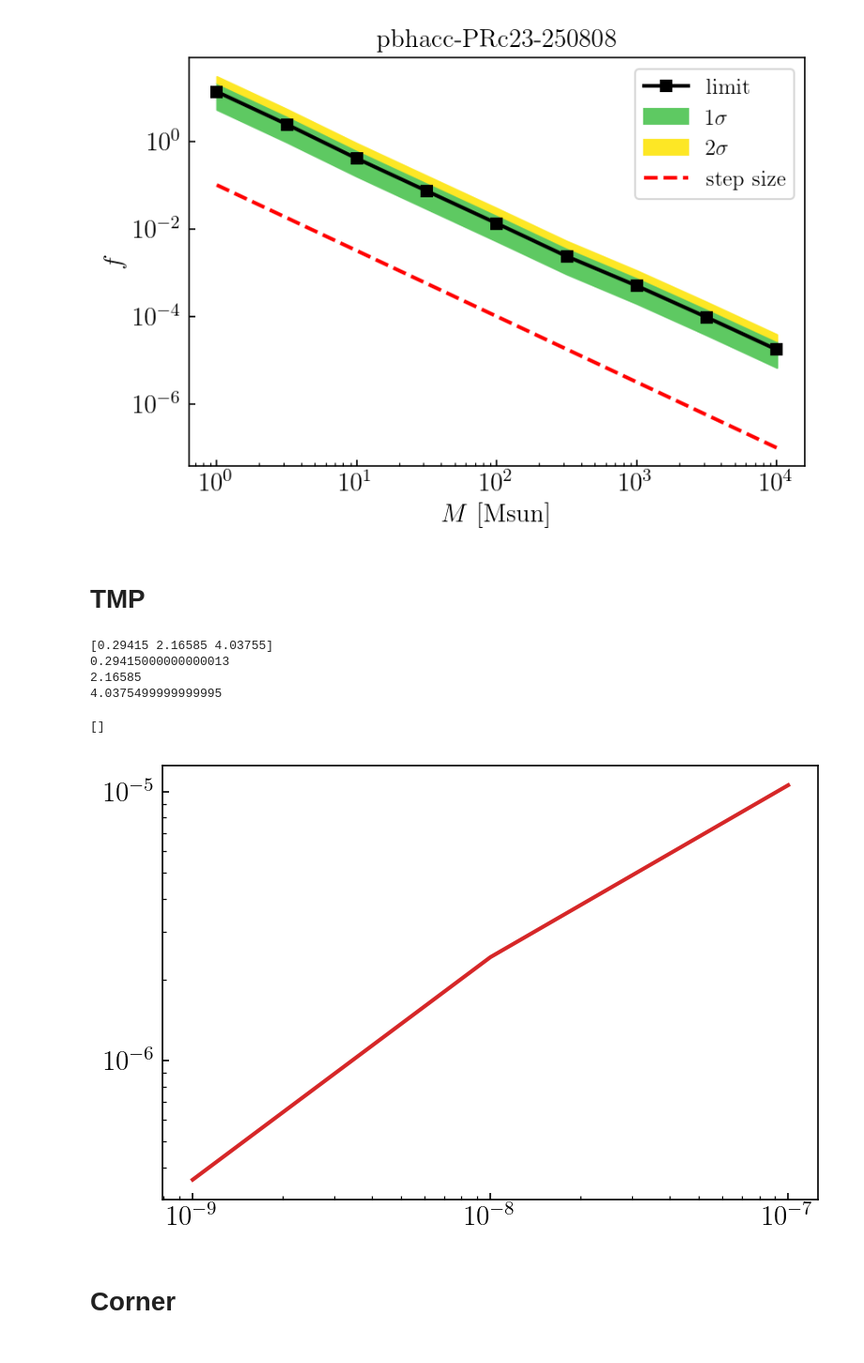
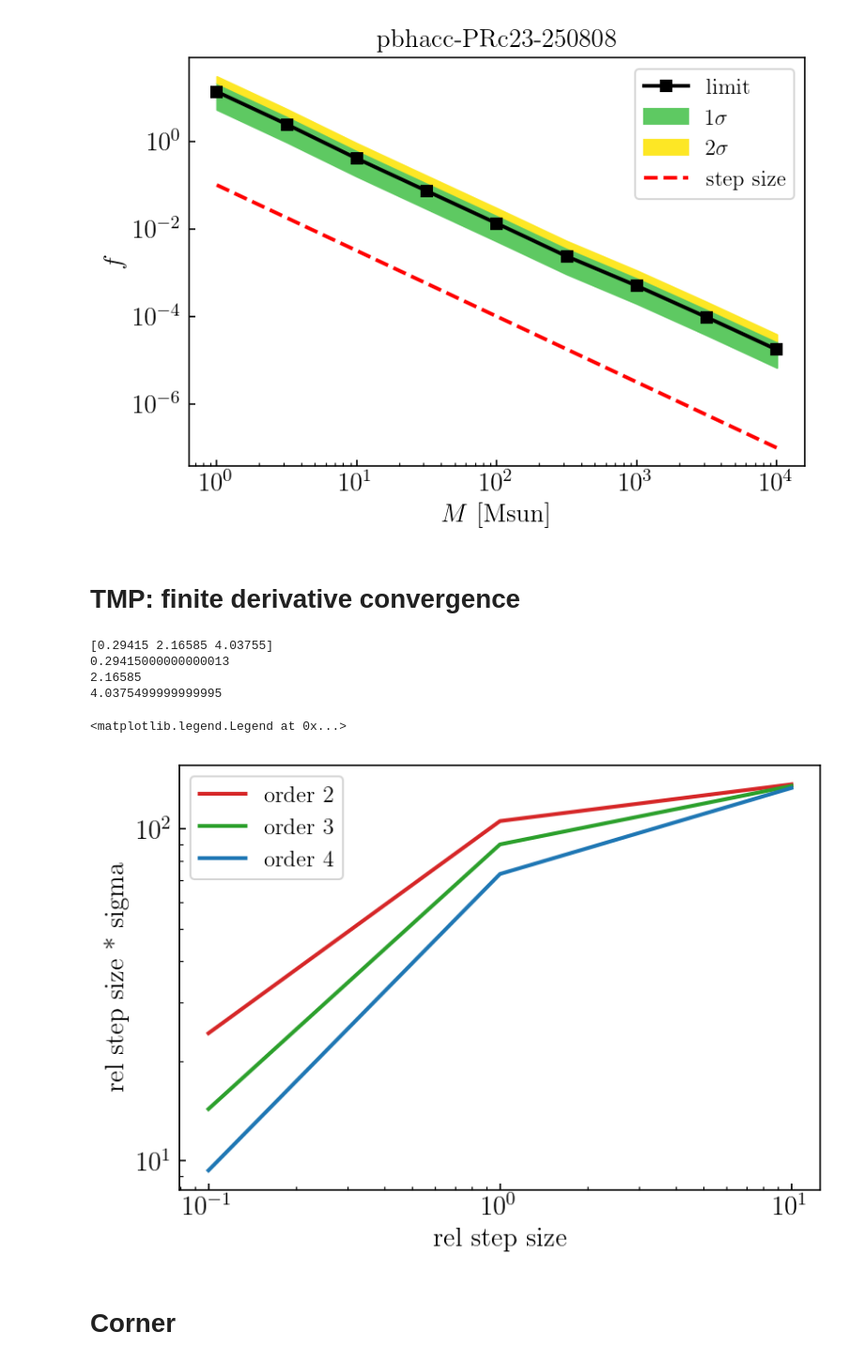
Before and after one commit to yitiansun/DM21cm, a Jupyter notebook: analysis/fisher.ipynb, the cells around one changed output. Shown at 94% size. Drawn from its saved outputs; the diff is of its cells as text; code cells hidden in the pictures.

```diff
--- a/analysis/fisher.ipynb
+++ b/analysis/fisher.ipynb
@@ -262,7 +245,7 @@ dir_path = os.path.dirname(save_fn)
 os.makedirs(dir_path, exist_ok=True)
 np.savetxt(save_fn, np.array([m_s, inj_s, sigma_s]).T, header='mass_s inj_s sigma_s')
 # %% [markdown]
-# TMP
+# TMP: finite derivative convergence
 # %%
 y = np.array([0.234, 1.464, 4.5657])
 x = np.array([0., 1., 2.])
@@ -296,12 +279,18 @@ for stm in stm_s:
     stm_sigma_s.append(stm_sigma)
 stm_inj_s = np.array(stm_inj_s)
 stm_sigma_s = np.array(stm_sigma_s)
-# %%
-plt.plot(stm_inj_s, stm_inj_s*stm_sigma_s)
-plt.loglog()
-# %% [output]
-[]
-[figure, removed]
+# %%
+data = np.array([[242.3, 143.2, 93.5], [105.7, 89.9, 73.2], [13.64, 13.49, 13.30]])
+rstep = np.array([0.1, 1, 10])
+# %%
+plt.plot(rstep, rstep[:, None] * data, label=['order 2', 'order 3', 'order 4'])
+plt.loglog()
+plt.xlabel('rel step size')
+plt.ylabel('rel step size * sigma')
+plt.legend()
+# %% [output]
+<matplotlib.legend.Legend at 0x...>
+[figure, added]
 # %% [markdown]
 # Corner
 # %%
```
Also changed, not shown: parts of 7 cells of this notebook, 13 other files.
